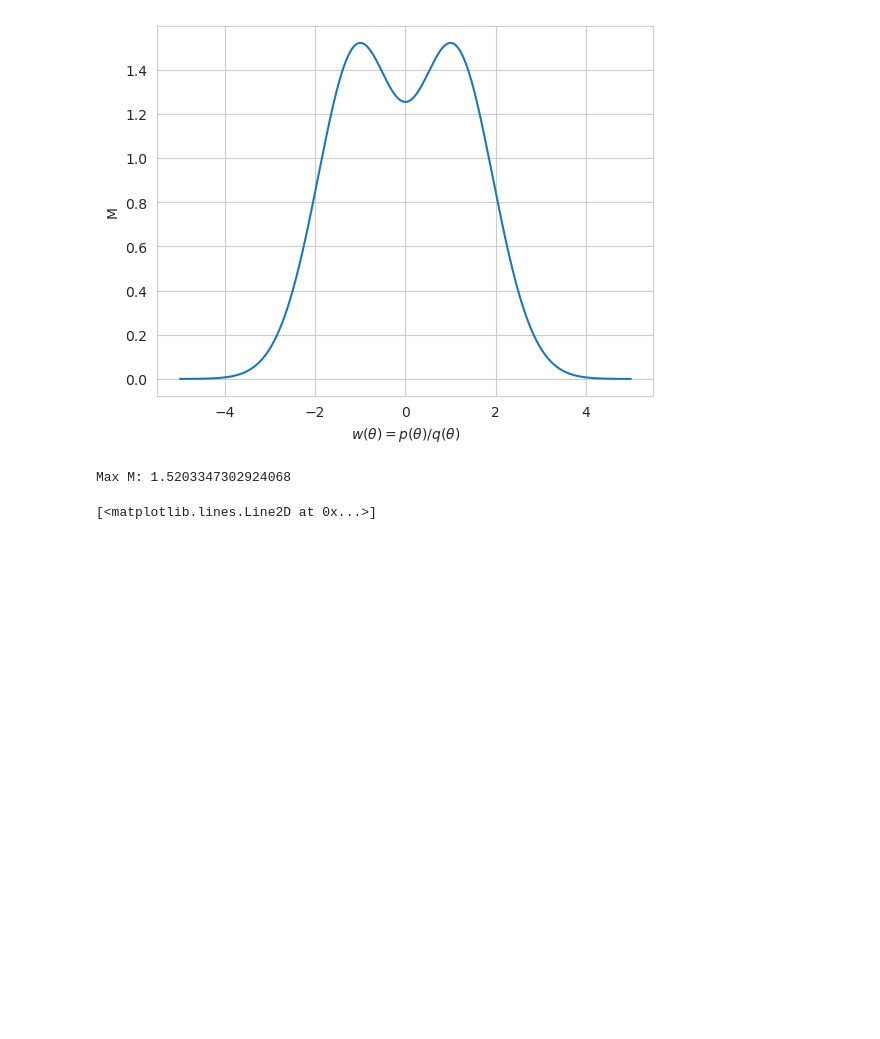
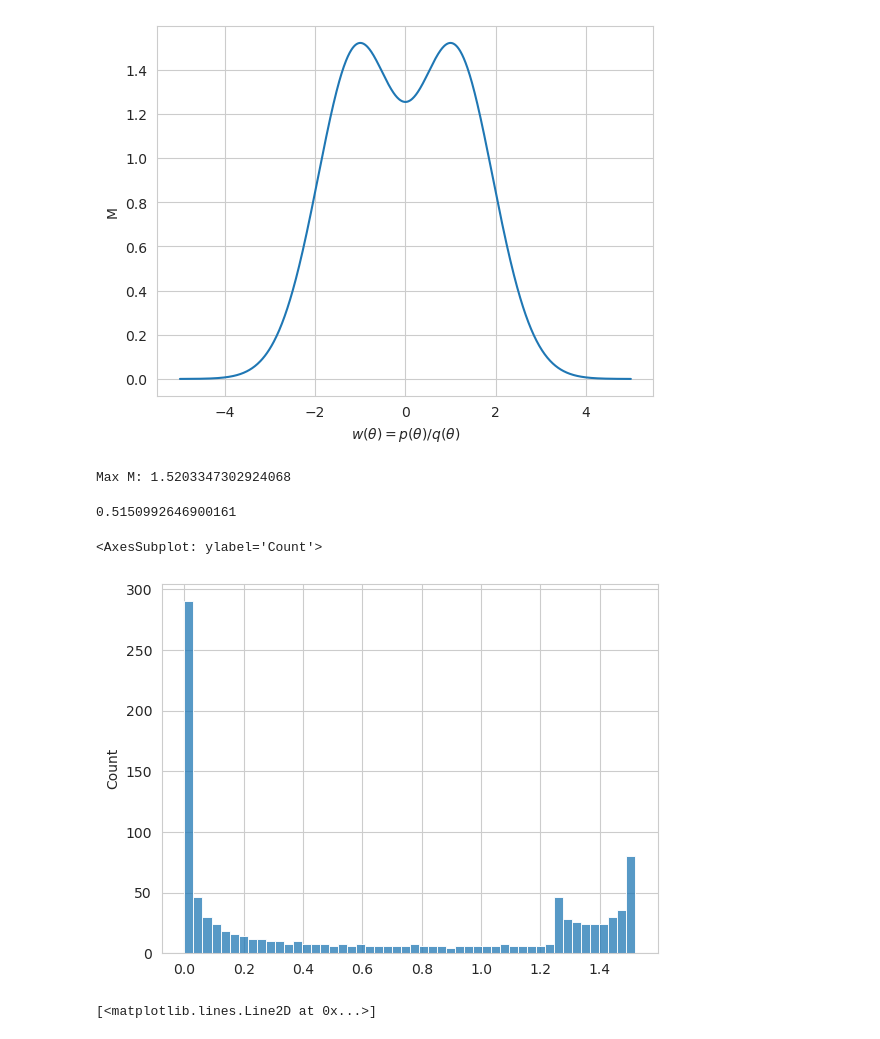
Before and after one commit to WHITSNAK/sta831-sp23, a Jupyter notebook: ch3/Sample Normal with Cauchy.ipynb, the cells around one changed output. Saved outputs shown, nothing was run; the diff lists cells and outputs as text; code cells hidden in the pictures; blank space fills up the shorter version.

```diff
--- a/ch3/Sample Normal with Cauchy.ipynb
+++ b/ch3/Sample Normal with Cauchy.ipynb
@@ -28,6 +28,18 @@ print('Max M:', M)
 # %% [output]
 [figure]
 Max M: 1.5203347302924068
+# %%
+# ESS
+normalized_w = w / w.sum()
+ess = 1/(normalized_w**2).sum()
+print(ess / normalized_w.shape[0])
+# %% [output]
+0.5150992646900161
+# %%
+sns.histplot(w, bins=50)
+# %% [output]
+<AxesSubplot: ylabel='Count'>
+[figure, added]
 # %%
 # density of q(θ|z=reject)
 plt.plot(theta, (M*cauchy_pdf - normal_pdf)/(M-1))
```
